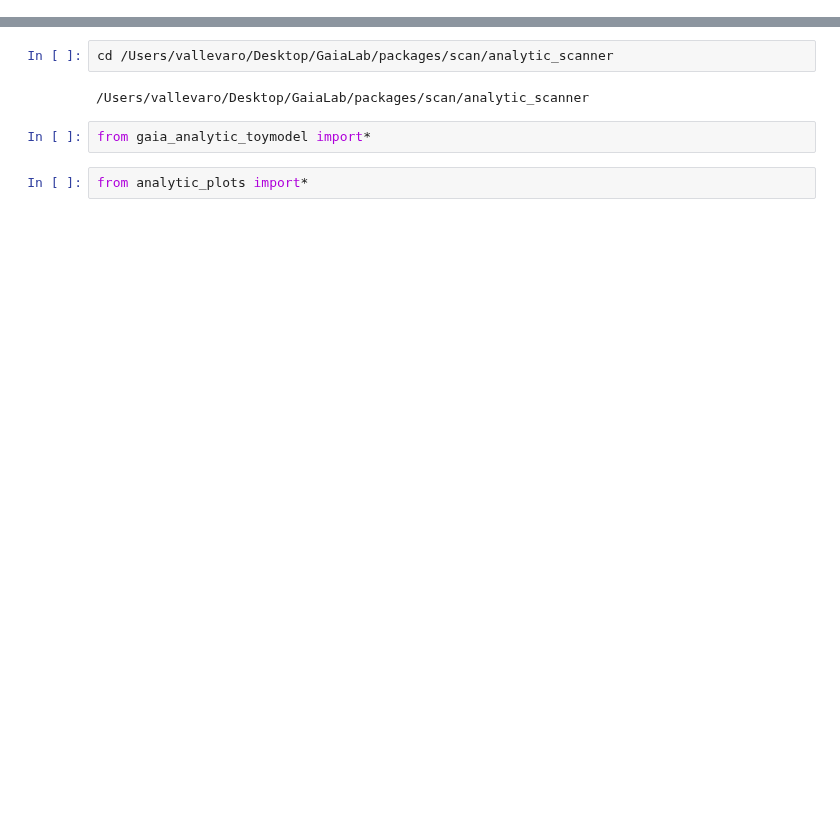
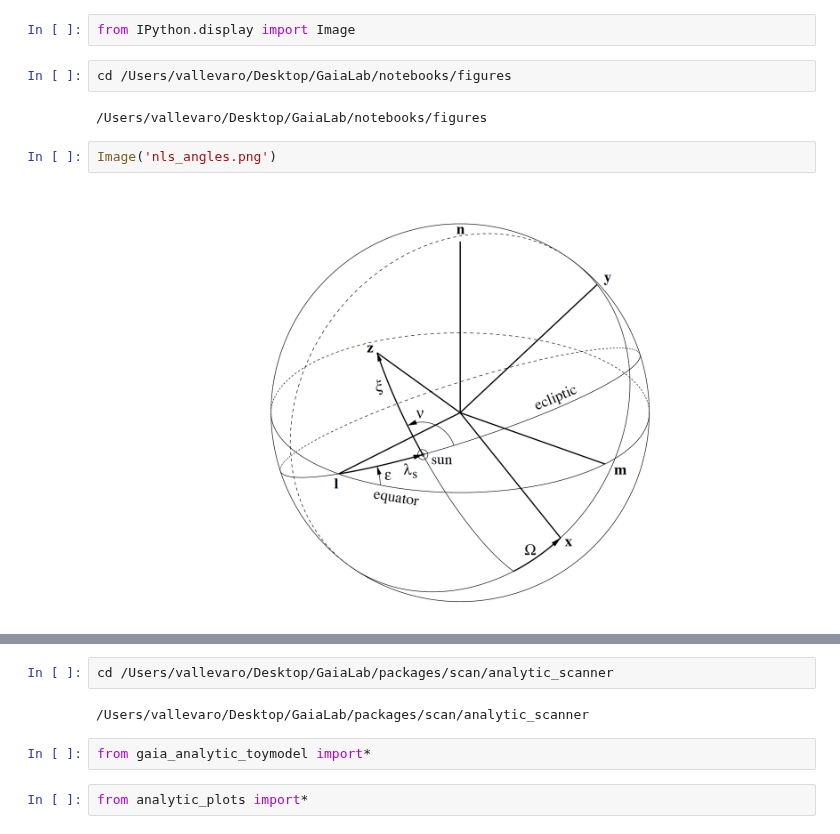
Before and after one commit to bombrun/GaiaLab, a Jupyter notebook: notebooks/gaia_analytic_toymodel_notebook.ipynb, the cells around one changed output, grey strips where cells are left out. Saved outputs shown, nothing was run; the diff lists cells and outputs as text; blank space fills up the shorter version.

```diff
--- a/notebooks/gaia_analytic_toymodel_notebook.ipynb
+++ b/notebooks/gaia_analytic_toymodel_notebook.ipynb
@@ -0,0 +1,10 @@
+# %%
+from IPython.display import Image
+# %%
+cd /Users/vallevaro/Desktop/GaiaLab/notebooks/figures
+# %% [output]
+/Users/vallevaro/Desktop/GaiaLab/notebooks/figures
+# %%
+Image('nls_angles.png')
+# %% [output]
+[figure, added]
```
Also changed, not shown: parts of 32 cells of this notebook, 2 other files.
